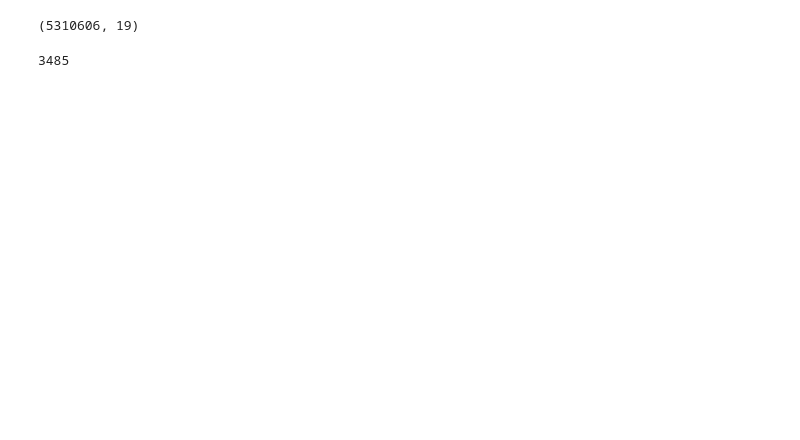
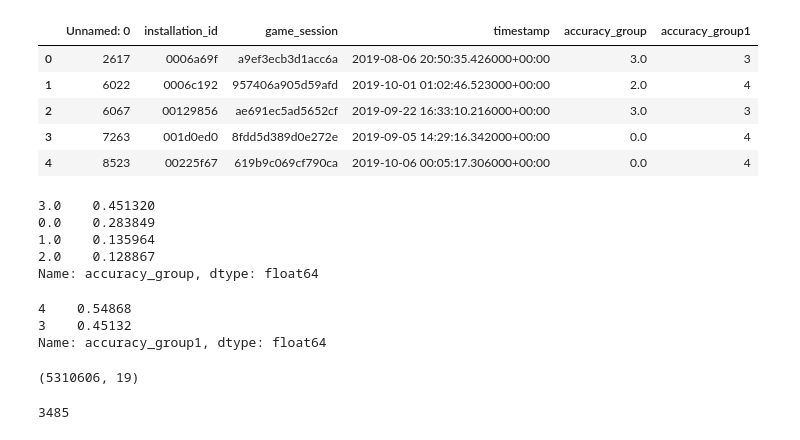
Before and after one commit to cats-in-the-hat/PBS-KIDS2, a Jupyter notebook: model.ipynb, the cells around one changed output. Saved outputs shown, nothing was run; the diff lists cells and outputs as text; code cells hidden in the pictures; blank space fills up the shorter version.

```diff
--- a/model.ipynb
+++ b/model.ipynb
@@ -7,3 +16,27 @@ last_assessments = pd.read_csv('last_assessments.csv')
+# %%
+last_assessments['accuracy_group1'] = last_assessments.accuracy_group.map({3:3,2:4,1:4,0:4})
+last_assessments.head()
+# %% [output]
+|  | Unnamed: 0 | installation_id | game_session | timestamp | accuracy_group | accuracy_group1 |
+| 0 | 2617 | 0006a69f | a9ef3ecb3d1acc6a | 2019-08-06 20:50:35.426000+00:00 | 3.0 | 3 |
+| 1 | 6022 | 0006c192 | 957406a905d59afd | 2019-10-01 01:02:46.523000+00:00 | 2.0 | 4 |
+| 2 | 6067 | 00129856 | ae691ec5ad5652cf | 2019-09-22 16:33:10.216000+00:00 | 3.0 | 3 |
+| 3 | 7263 | 001d0ed0 | 8fdd5d389d0e272e | 2019-09-05 14:29:16.342000+00:00 | 0.0 | 4 |
+| 4 | 8523 | 00225f67 | 619b9c069cf790ca | 2019-10-06 00:05:17.306000+00:00 | 0.0 | 4 |
+# %%
+last_assessments.accuracy_group.value_counts(normalize = True)
+# %% [output]
+3.0    0.451320
+0.0    0.283849
+1.0    0.135964
+2.0    0.128867
+Name: accuracy_group, dtype: float64
+# %%
+last_assessments.accuracy_group1.value_counts(normalize = True)
+# %% [output]
+4    0.54868
+3    0.45132
+Name: accuracy_group1, dtype: float64
 # %%
 df.shape
 # %% [output]
```
Also changed, not shown: parts of 205 cells of this notebook.
